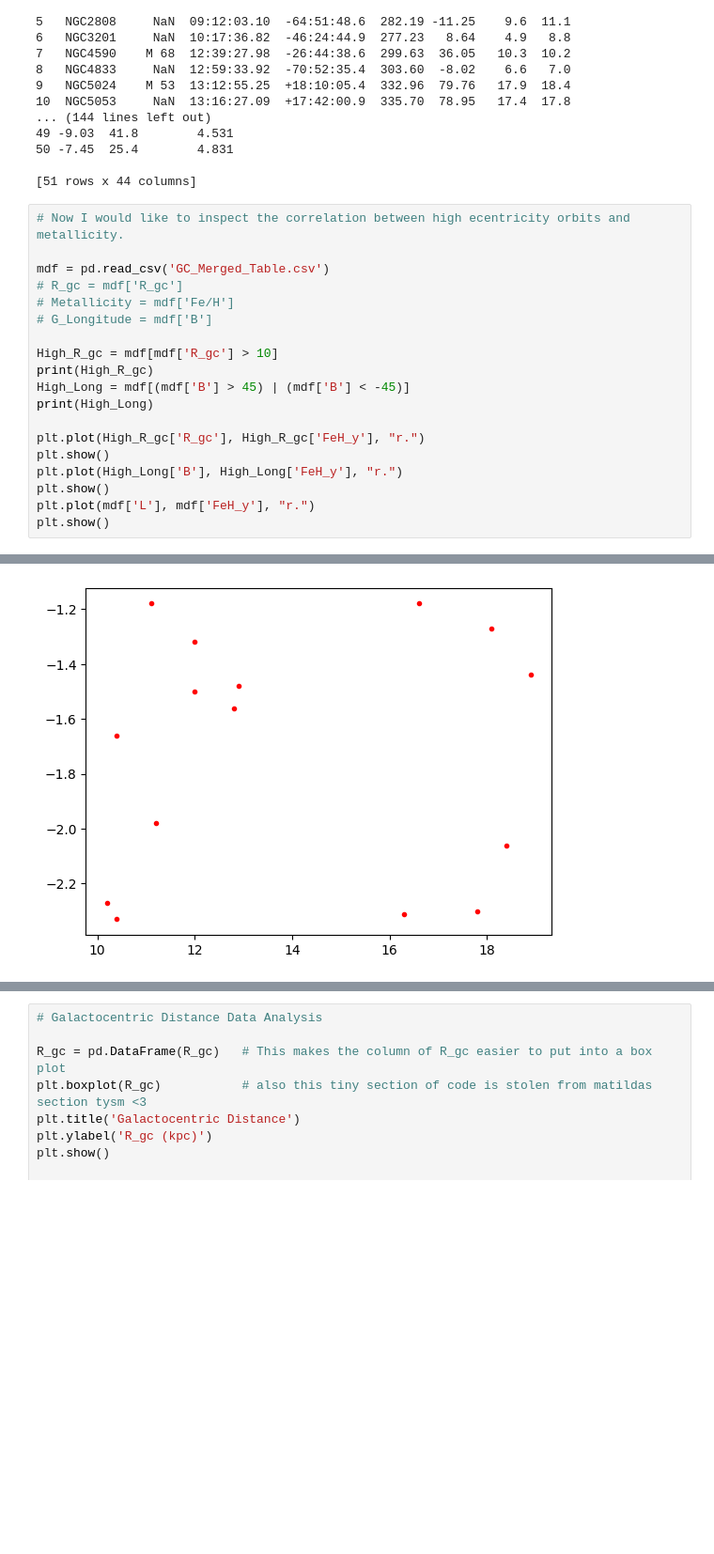
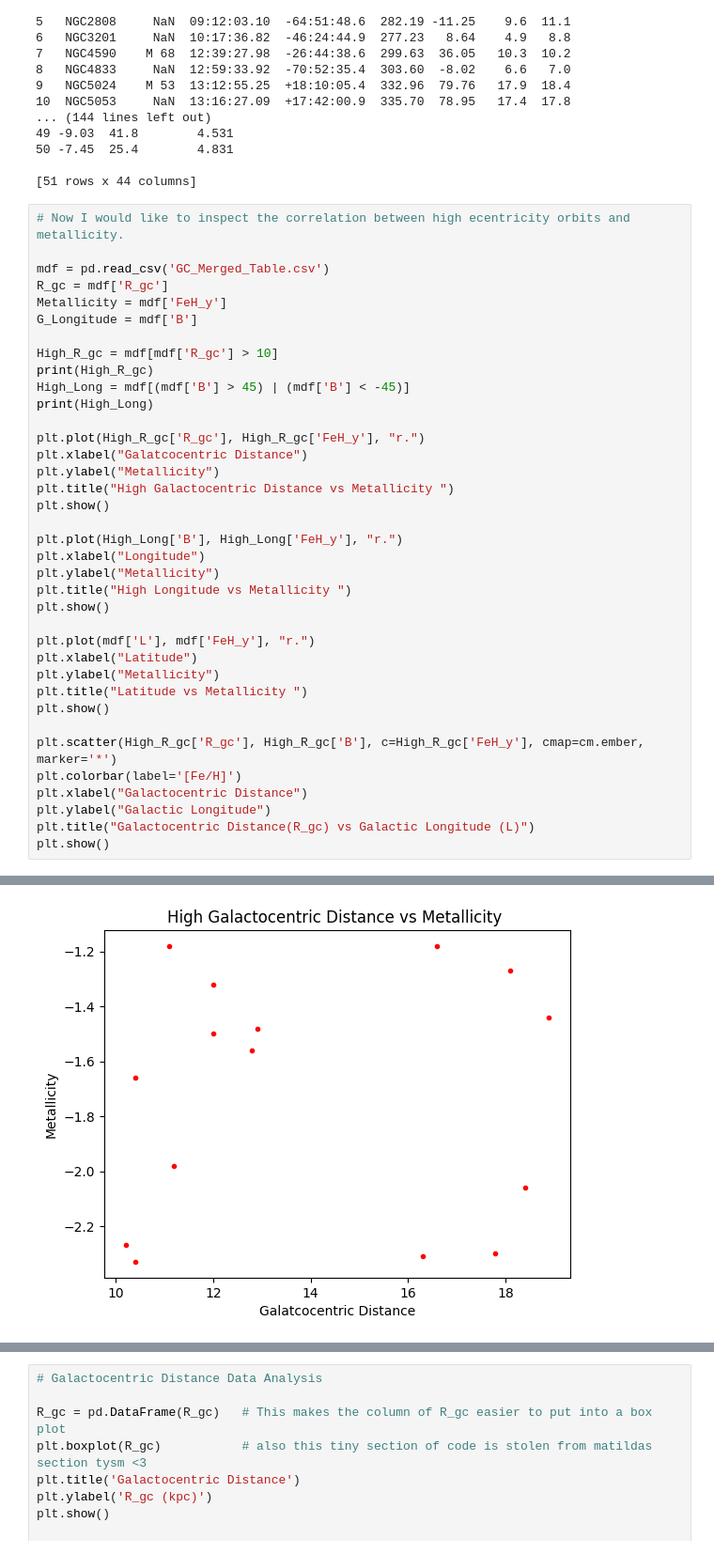
Before and after one commit to matilda-2116/3116_assignment_AshtonMatildaVix, a Jupyter notebook: Krause21.ipynb, the cells around one changed output, grey strips where cells are left out. Shown at 94% size. Cells and saved outputs as stored; diff of their text form; blank space fills up the shorter version.

```diff
--- a/Krause21.ipynb
+++ b/Krause21.ipynb
@@ -127,37 +128,55 @@ merge_final.to_csv("GC_Merged_Table.csv", index = False)
 # Now I would like to inspect the correlation between high ecentricity orbits and metallicity.
 
 mdf = pd.read_csv('GC_Merged_Table.csv')
-# R_gc = mdf['R_gc']
-# Metallicity = mdf['Fe/H']
-# G_Longitude = mdf['B']
+R_gc = mdf['R_gc']
+Metallicity = mdf['FeH_y']
+G_Longitude = mdf['B']
 
 High_R_gc = mdf[mdf['R_gc'] > 10]
 print(High_R_gc)
 High_Long = mdf[(mdf['B'] > 45) | (mdf['B'] < -45)]
 print(High_Long)
 
 plt.plot(High_R_gc['R_gc'], High_R_gc['FeH_y'], "r.")
+plt.xlabel("Galatcocentric Distance")
+plt.ylabel("Metallicity")
+plt.title("High Galactocentric Distance vs Metallicity ")
 plt.show()
+
 plt.plot(High_Long['B'], High_Long['FeH_y'], "r.")
+plt.xlabel("Longitude")
+plt.ylabel("Metallicity")
+plt.title("High Longitude vs Metallicity ")
 plt.show()
+
 plt.plot(mdf['L'], mdf['FeH_y'], "r.")
+plt.xlabel("Latitude")
+plt.ylabel("Metallicity")
+plt.title("Latitude vs Metallicity ")
 plt.show()
+
+plt.scatter(High_R_gc['R_gc'], High_R_gc['B'], c=High_R_gc['FeH_y'], cmap=cm.ember, marker='*')
+plt.colorbar(label='[Fe/H]')
+plt.xlabel("Galactocentric Distance")
+plt.ylabel("Galactic Longitude")
+plt.title("Galactocentric Distance(R_gc) vs Galactic Longitude (L)")
+plt.show()
 # %% [output]
          ID Name_x           RA          DEC       L      B  R_Sun  R_gc  \
 1    NGC288    NaN  00:52:45.24  -26:34:57.4  152.30 -89.38    8.9  12.0
 3   NGC1261    NaN  03:12:16.21  -55:12:58.4  270.54 -52.12   16.3  18.1
 4   NGC1851    NaN  05:14:06.76  -40:02:47.6  244.51 -35.03   12.1  16.6
 5   NGC2808    NaN  09:12:03.10  -64:51:48.6  282.19 -11.25    9.6  11.1
 7   NGC4590   M 68  12:39:27.98  -26:44:38.6  299.63  36.05   10.3  10.2
 9   NGC5024   M 53  13:12:55.25  +18:10:05.4  332.96  79.76   17.9  18.4
 10  NGC5053    NaN  13:16:27.09  +17:42:00.9  335.70  78.95   17.4  17.8
 11  NGC5272    M 3  13:42:11.62  +28:22:38.2   42.22  78.71   10.2  12.0
 13  NGC5466    NaN  14:05:27.29  +28:32:04.0   42.15  73.59   16.0  16.3
 18  NGC6101    NaN  16:25:48.12  -72:12:07.9  317.74 -15.82   15.4  11.2
 39  NGC6715   M 54  18:55:03.33  -30:28:47.5    5.61 -14.09   26.5  18.9
 ... (70 lines left out)
 14  37.0        4.457
 50  25.4        4.831
 
 [9 rows x 42 columns]
-[figure, old version]
+[figure, new version]
```
Also changed, not shown: parts of 6 cells of this notebook.
